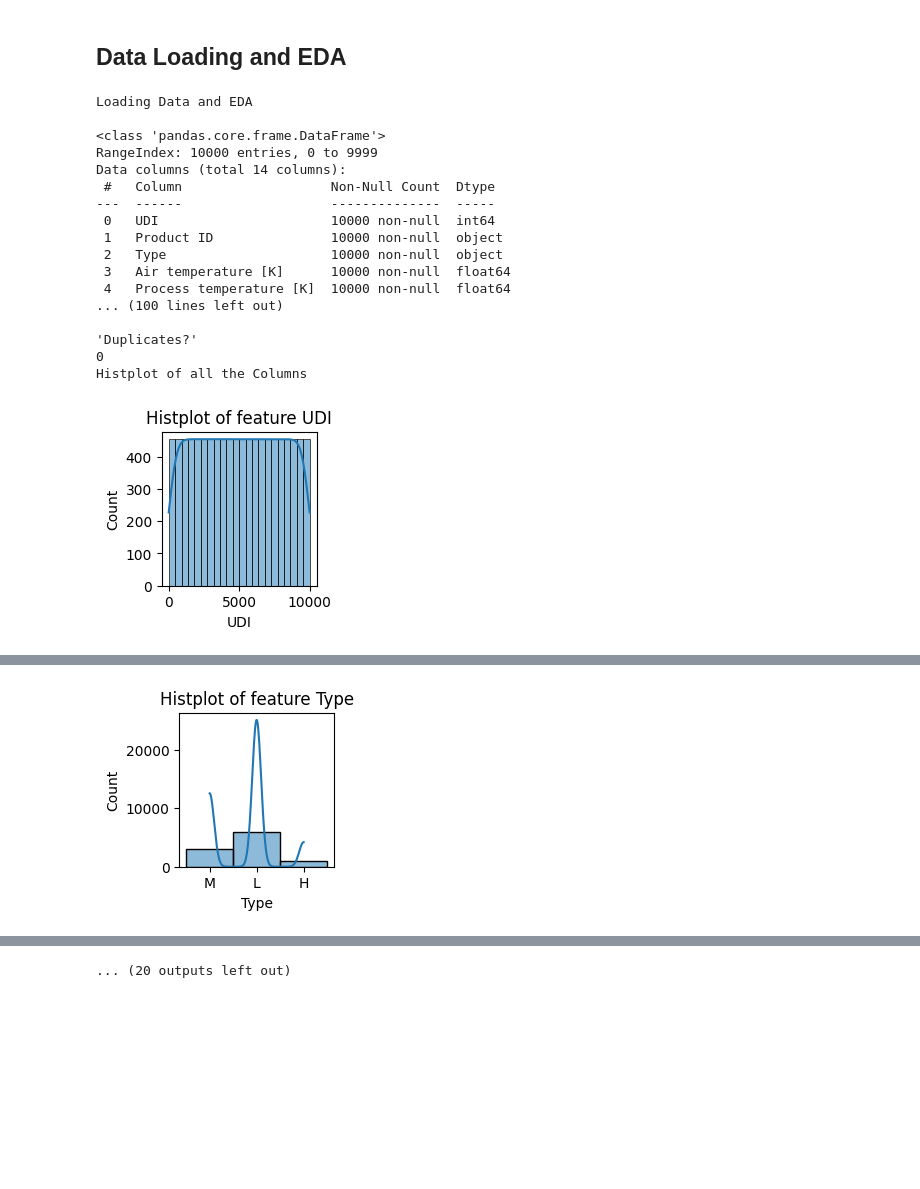
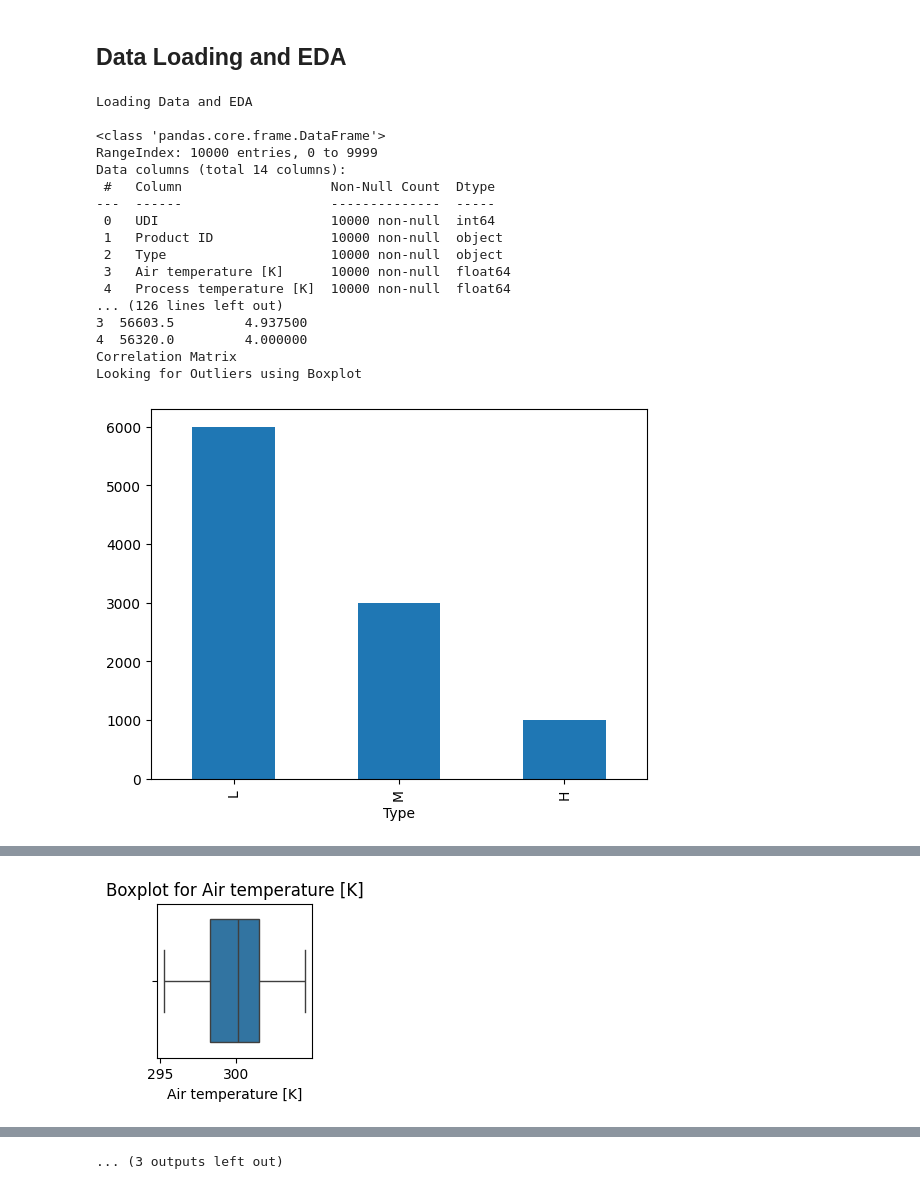
Before and after one commit to AryakumarMishra/Machine-Failure-Prediction, a Jupyter notebook: Predictive_Maintenance.ipynb, the cells around one changed output, grey strips where cells are left out. Saved outputs shown, nothing was run; the diff lists cells and outputs as text; code cells hidden in the pictures; blank space fills up the shorter version.

```diff
--- a/Predictive_Maintenance.ipynb
+++ b/Predictive_Maintenance.ipynb
@@ -11,56 +11,48 @@ print("Loading Data and EDA\n")
 data = pd.read_csv('pred_maintenance.csv')
 print(f"'Head'\n{data.head()}\n\n'Info'\n{data.info()}\n\n'Description'\n{data.describe()}\n\n'Null Values?'\n{data.isnull().sum()}\n\n'Unique Values'\n{data.nunique()}\n\n'Duplicates?'\n{data.duplicated().sum()}")
 
-
-print("Histplot of all the Columns\n")
-for columns in data.columns:
-  plt.figure(figsize=(2, 2))
-  sns.histplot(data[columns], kde=True)
-  plt.title(f"Histplot of feature {columns}")
-  plt.show()
-  print("\n")
-
-
 print("Bar Plot for all the values in the column 'Type'\n")
 data['Type'].value_counts().plot(kind='bar')
 
 
 print("One-Hot-Encoded the 'Type' Column\nRemoved the not-required Column\n")
 data_encoded = pd.get_dummies(data, columns=['Type'], prefix="", dtype='int')
-# print(f"{data_encoded.head()}")
 new_data = data_encoded.copy()
-new_data = new_data.drop(['Product ID', 'UDI'], axis=1)
+new_data = new_data.drop(['Product ID', 'UDI','TWF', 'HDF', 'PWF', 'OSF', 'RNF'], axis=1)
+new_data['temp_diff'] = new_data['Process temperature [K]'] - new_data['Air temperature [K]']
+new_data['power'] = new_data['Torque [Nm]'] * new_data['Rotational speed [rpm]']
+new_data['torque_per_wear'] = new_data['Torque [Nm]'] / (new_data['Tool wear [min]'] + 1)
 print(f"{new_data.head()}")
 
 
 print("Correlation Matrix")
 plt.figure(figsize=(12, 8))
 sns.heatmap(new_data.corr(), annot=True, cmap='coolwarm')
 
 
 print("Looking for Outliers using Boxplot")
 for column in new_data.columns:
     plt.figure(figsize=(2, 2))
     sns.boxplot(x=new_data[column])
     plt.title(f'Boxplot for {column}')
     plt.show()
     print("\n")
 # %% [output]
 Loading Data and EDA
 
 <class 'pandas.core.frame.DataFrame'>
 RangeIndex: 10000 entries, 0 to 9999
 Data columns (total 14 columns):
  #   Column                   Non-Null Count  Dtype
 ---  ------                   --------------  -----
  0   UDI                      10000 non-null  int64
  1   Product ID               10000 non-null  object
  2   Type                     10000 non-null  object
  3   Air temperature [K]      10000 non-null  float64
  4   Process temperature [K]  10000 non-null  float64
-... (100 lines left out)
-
-'Duplicates?'
-0
-Histplot of all the Columns
+... (126 lines left out)
+3  56603.5         4.937500
+4  56320.0         4.000000
+Correlation Matrix
+Looking for Outliers using Boxplot
-[figure, old version]
+[figure, new version]
@@ -68 +60 @@ Histplot of all the Columns
-[figure, old version]
+[figure, new version]
@@ -77,2 +69,2 @@ Histplot of all the Columns
-... (20 outputs left out)
+... (3 outputs left out)
 # %% [markdown]
```
Also changed, not shown: parts of 15 cells of this notebook, 3 other files.
